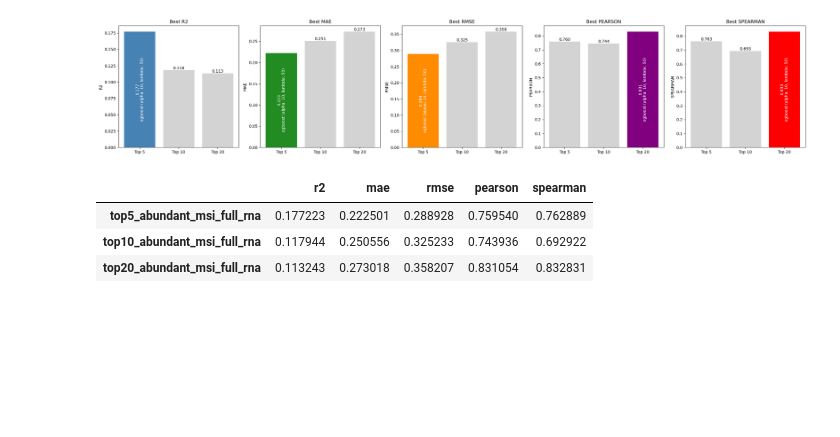
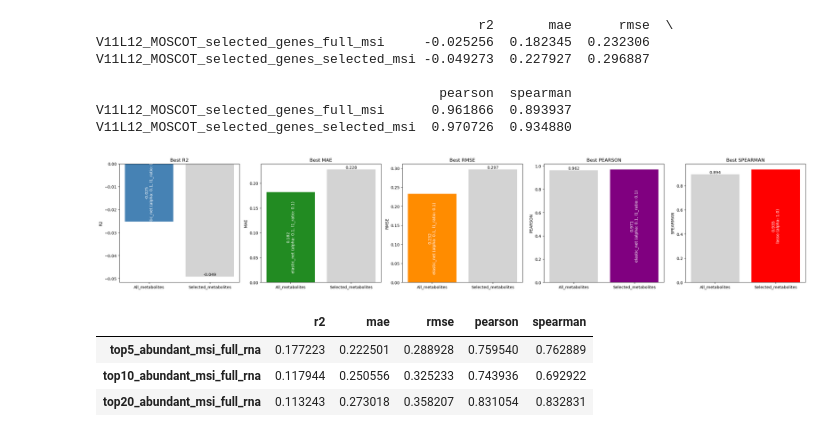
Before and after one commit to eirgnkl/no_fs_pipeline, a Jupyter notebook: notebooks/viz_multitasks.ipynb, the cells around one changed output. Drawn from its saved outputs; the diff is of its cells as text; code cells hidden in the pictures; blank space fills up the shorter version.

Commit message:
visualization producing notebooks

```diff
--- a/notebooks/viz_multitasks.ipynb
+++ b/notebooks/viz_multitasks.ipynb
@@ -4,12 +4,11 @@ import pandas as pd
 import matplotlib.pyplot as plt
 # %%
 #List your tasks here
-tasks = ['top5_abundant_msi_full_rna', 'top10_abundant_msi_full_rna', 'top20_abundant_msi_full_rna']
+tasks = ['V11L12_MOSCOT_selected_genes_full_msi', 'V11L12_MOSCOT_selected_genes_selected_msi']
 
 task_aliases = {
-    'top5_abundant_msi_full_rna': 'Top 5',
-    'top10_abundant_msi_full_rna': 'Top 10',
-    'top20_abundant_msi_full_rna': 'Top 20'
+    'V11L12_MOSCOT_selected_genes_full_msi': 'All_metabolites',
+    'V11L12_MOSCOT_selected_genes_selected_msi': 'Selected_metabolites'
 }
 
 base_dir = '/lustre/groups/ml01/workspace/eirini.giannakoulia/no_fs_pipeline/data/reports'
@@ -97,34 +96,48 @@ for i, metric in enumerate(metrics):
     ]
 
     bars = ax.bar(x_labels, best_df[metric], color=colors)
 
     # Annotate each bar.
     for bar, task in zip(bars, best_df.index):
         height = bar.get_height()
         if height == overall_best_value:
             # For the top model, include the value and method summary.
             label = f"{height:.3f}\n{best_methods[task][metric]}"
             # Place the label inside the bar with vertical text.
             ax.text(
                 bar.get_x() + bar.get_width()/2, height/2, label,
                 ha='center', va='center', fontsize=10, color='white', rotation=90
             )
         else:
             # For other bars, just display the numeric value above the bar.
             ax.text(
                 bar.get_x() + bar.get_width()/2, height, f"{height:.3f}",
                 ha='center', va='bottom', fontsize=10
             )
 
     ax.set_title(f"Best {metric.upper()}")
     ax.set_ylabel(metric.upper())
     # No need to rotate x-axis labels now that we use short alias names.
     ax.tick_params(axis='x', labelrotation=0)
 
 plt.tight_layout()
+
+save_directory = '/lustre/groups/ml01/workspace/eirini.giannakoulia/no_fs_pipeline/visualizations'
+filename = 'V11L12_MOSCOT_paired_selected_vs_full_msi(restricted_genes).png'
+full_path = os.path.join(save_directory, filename)
+os.makedirs(save_directory, exist_ok=True)
+plt.savefig(full_path, dpi=300, bbox_inches='tight')
+
 plt.show()
 # %% [output]
+                                                 r2       mae      rmse  \
+V11L12_MOSCOT_selected_genes_full_msi     -0.025256  0.182345  0.232306
+V11L12_MOSCOT_selected_genes_selected_msi -0.049273  0.227927  0.296887
+
+                                            pearson  spearman
+V11L12_MOSCOT_selected_genes_full_msi      0.961866  0.893937
+V11L12_MOSCOT_selected_genes_selected_msi  0.970726  0.934880
-[figure, old version]
+[figure, new version]
 # %%
 best_df
 # %% [output]
```
